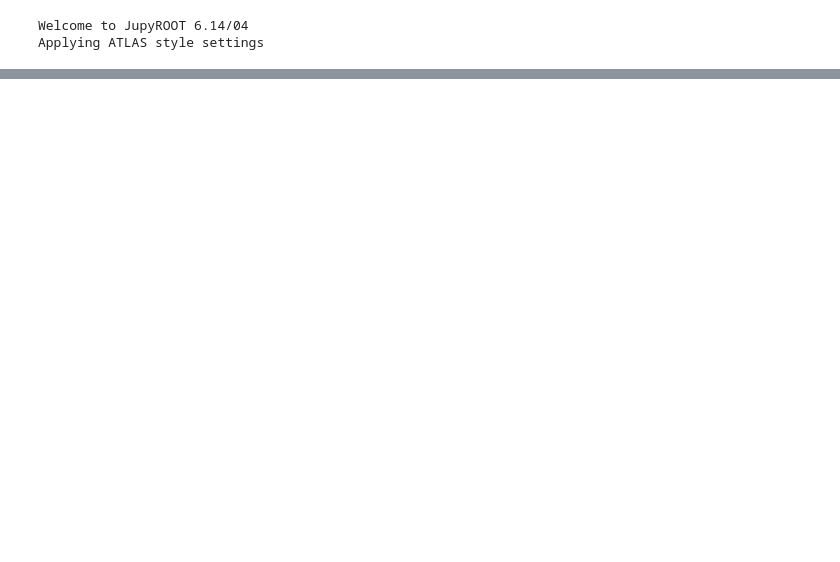
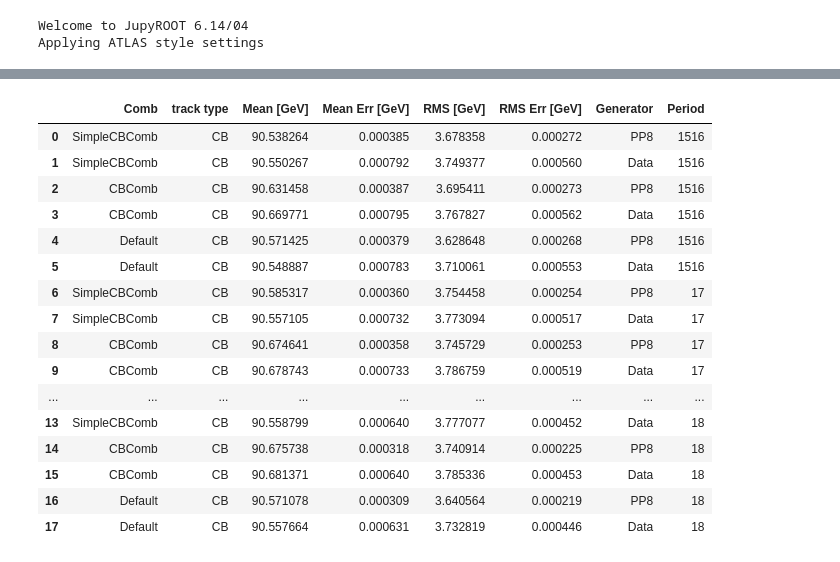
Before and after one commit to luadamek/PyMomentumValidation, a Jupyter notebook: TestPlotting.ipynb, the cells around one changed output, grey strips where cells are left out. Cells and saved outputs as stored; diff of their text form; code cells hidden in the pictures; blank space fills up the shorter version.

```diff
--- a/TestPlotting.ipynb
+++ b/TestPlotting.ipynb
@@ -326,3 +467,25 @@ for hname in histograms:
                     ftype = ".pdf",\
                     plot_dir = "plots",\
                     datakey = "Data")
+# %%
+import pandas as pd
+frame = pd.DataFrame.from_dict(results)
+frame
+# %% [output]
+|  | Comb | track type | Mean [GeV] | Mean Err [GeV] | RMS [GeV] | RMS Err [GeV] | Generator | Period |
+| 0 | SimpleCBComb | CB | 90.538264 | 0.000385 | 3.678358 | 0.000272 | PP8 | 1516 |
+| 1 | SimpleCBComb | CB | 90.550267 | 0.000792 | 3.749377 | 0.000560 | Data | 1516 |
+| 2 | CBComb | CB | 90.631458 | 0.000387 | 3.695411 | 0.000273 | PP8 | 1516 |
+| 3 | CBComb | CB | 90.669771 | 0.000795 | 3.767827 | 0.000562 | Data | 1516 |
+| 4 | Default | CB | 90.571425 | 0.000379 | 3.628648 | 0.000268 | PP8 | 1516 |
+| 5 | Default | CB | 90.548887 | 0.000783 | 3.710061 | 0.000553 | Data | 1516 |
+| 6 | SimpleCBComb | CB | 90.585317 | 0.000360 | 3.754458 | 0.000254 | PP8 | 17 |
+| 7 | SimpleCBComb | CB | 90.557105 | 0.000732 | 3.773094 | 0.000517 | Data | 17 |
+| 8 | CBComb | CB | 90.674641 | 0.000358 | 3.745729 | 0.000253 | PP8 | 17 |
+| 9 | CBComb | CB | 90.678743 | 0.000733 | 3.786759 | 0.000519 | Data | 17 |
+| ... | ... | ... | ... | ... | ... | ... | ... | ... |
+| 13 | SimpleCBComb | CB | 90.558799 | 0.000640 | 3.777077 | 0.000452 | Data | 18 |
+| 14 | CBComb | CB | 90.675738 | 0.000318 | 3.740914 | 0.000225 | PP8 | 18 |
+| 15 | CBComb | CB | 90.681371 | 0.000640 | 3.785336 | 0.000453 | Data | 18 |
+| 16 | Default | CB | 90.571078 | 0.000309 | 3.640564 | 0.000219 | PP8 | 18 |
+| 17 | Default | CB | 90.557664 | 0.000631 | 3.732819 | 0.000446 | Data | 18 |
```
Also changed, not shown: parts of 11 cells of this notebook, 7 other files.
